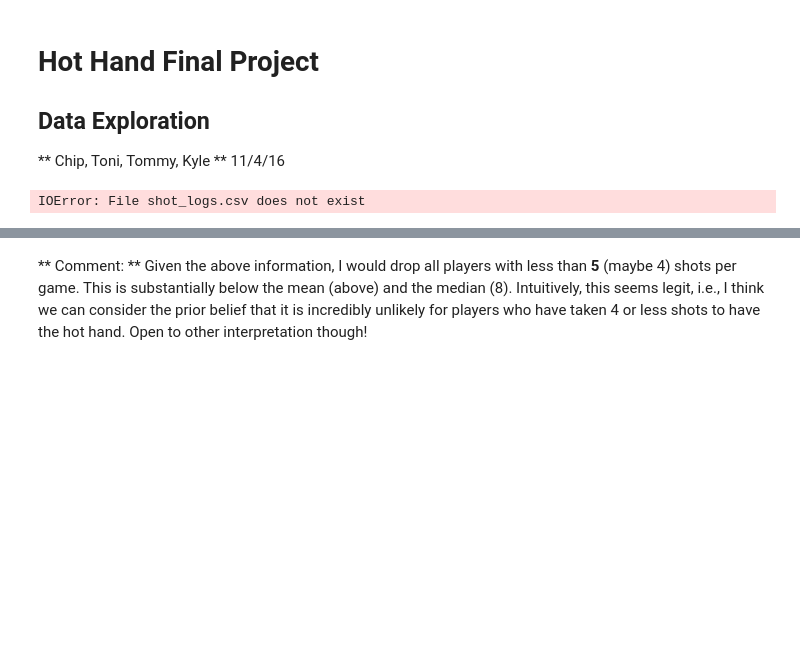
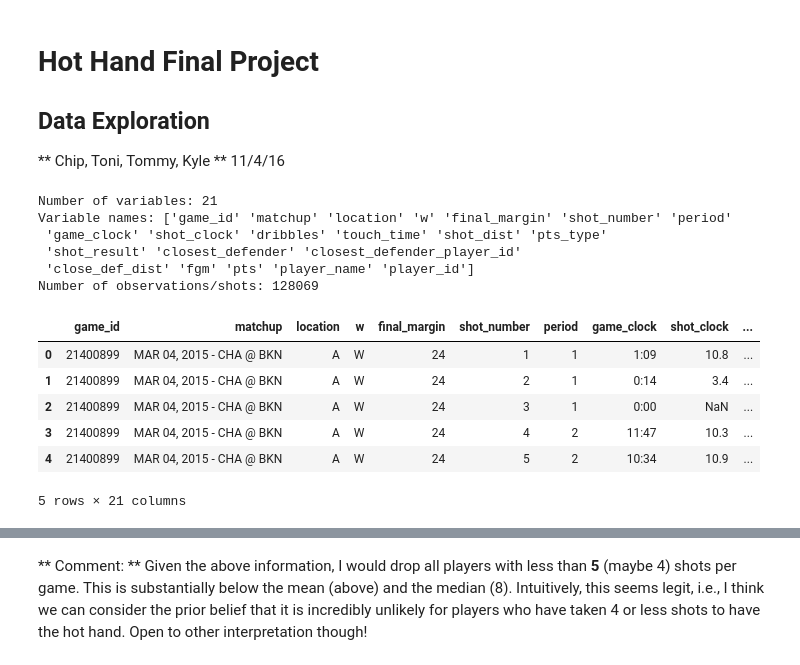
Before and after one commit to kylekwong/cs109-hot-hand, a Jupyter notebook: hothand_cs109a_finalproject.ipynb, the cells around one changed output, grey strips where cells are left out. Cells and saved outputs as stored; diff of their text form; code cells hidden in the pictures; blank space fills up the shorter version.

```diff
--- a/hothand_cs109a_finalproject.ipynb
+++ b/hothand_cs109a_finalproject.ipynb
@@ -23,16 +23,28 @@ import matplotlib.pyplot as plt
 %matplotlib inline
 # %%
 ## Read in data
-shot_logs_full = pd.read_csv('shot_logs.csv')
+shot_logs_full = pd.read_csv('datasets/shot_logs.csv')
 shot_logs_full.columns = map(str.lower, shot_logs_full.columns)
 
 # Preview data
 print 'Number of variables:', np.shape(shot_logs_full)[1]
 print 'Variable names:', shot_logs_full.columns.values
 print 'Number of observations/shots:', np.shape(shot_logs_full)[0]
 shot_logs_full.head()
 # %% [output]
-IOError: File shot_logs.csv does not exist
+Number of variables: 21
+Variable names: ['game_id' 'matchup' 'location' 'w' 'final_margin' 'shot_number' 'period'
+ 'game_clock' 'shot_clock' 'dribbles' 'touch_time' 'shot_dist' 'pts_type'
+ 'shot_result' 'closest_defender' 'closest_defender_player_id'
+ 'close_def_dist' 'fgm' 'pts' 'player_name' 'player_id']
+Number of observations/shots: 128069
+|  | game_id | matchup | location | w | final_margin | shot_number | period | game_clock | shot_clock | ... |
+| 0 | 21400899 | MAR 04, 2015 - CHA @ BKN | A | W | 24 | 1 | 1 | 1:09 | 10.8 | ... |
+| 1 | 21400899 | MAR 04, 2015 - CHA @ BKN | A | W | 24 | 2 | 1 | 0:14 | 3.4 | ... |
+| 2 | 21400899 | MAR 04, 2015 - CHA @ BKN | A | W | 24 | 3 | 1 | 0:00 | NaN | ... |
+| 3 | 21400899 | MAR 04, 2015 - CHA @ BKN | A | W | 24 | 4 | 2 | 11:47 | 10.3 | ... |
+| 4 | 21400899 | MAR 04, 2015 - CHA @ BKN | A | W | 24 | 5 | 2 | 10:34 | 10.9 | ... |
+5 rows × 21 columns
 # %%
 ## Determine players with min number of shots taken per game to be included in analysis
 
```
Also changed, not shown: parts of 11 cells of this notebook.
